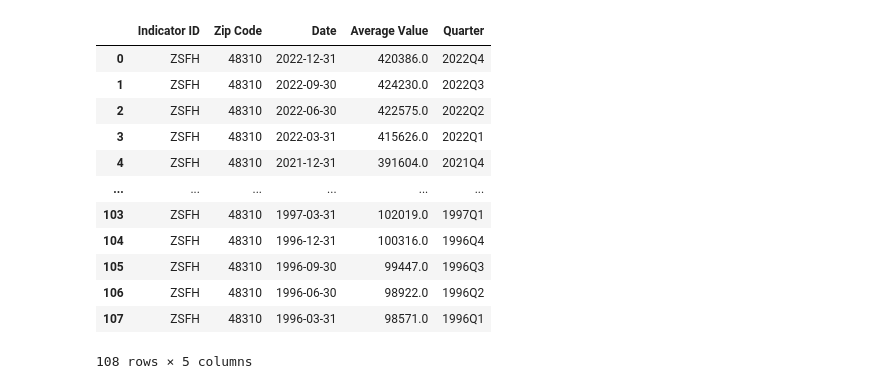
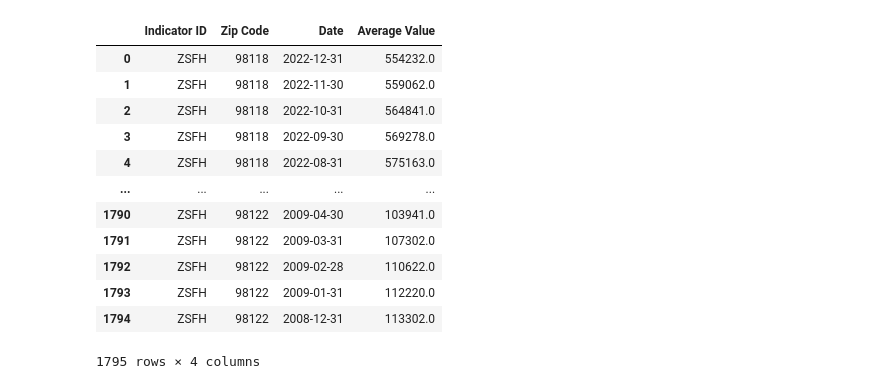
Before and after one commit to ScottMcLean98/Project1, a Jupyter notebook: API Consumer Price Index Zillow.ipynb, the cells around one changed output. Drawn from its saved outputs; the diff is of its cells as text; code cells hidden in the pictures.

```diff
--- a/API Consumer Price Index Zillow.ipynb
+++ b/API Consumer Price Index Zillow.ipynb
@@ -7,49 +8,40 @@ import pandas as pd
 import matplotlib.pyplot as plt
 import numpy as np
 # %%
+#assign variables
 api_key = "-o3YQPH9zXRxBs1zYaMp"
 indicator_id = "ZSFH"
-region_id = ["48310", "98034"]
-#region_id = "48310"
+region_id = ['98118','98115', '98119', '98105', '98109', '98103', '98125', '98144', '98117', '98122']
 
+#add empty list
 zillow_list = []
-zillow_url = []
 
+
+#iterate through selected regions then data and append to empty list
 for region in region_id:
     url = f"https://data.nasdaq.com/api/v3/datatables/ZILLOW/DATA?indicator_id={indicator_id}&region_id={region}&api_key={api_key}"
     zillow = requests.get(url).json()
-
-    #zillow_url.append(zillow)
-    #print(zillow_url)
 
     zillow_data = zillow['datatable']['data']
     iterations_zillow = range(0,len(zillow_data))
 
     for i in iterations_zillow:
-        clean_zillow = zillow_data[i]
-        zillow_list.append(clean_zillow)
+        zillow_list.append(zillow_data[i])
 
+#create dataframe
 zillow_df = pd.DataFrame(zillow_list, columns=['Indicator ID', 'Zip Code', 'Date', 'Average Value'])
-
-    #add quarters to dataframe
-zillow_df["Date"] = pd.to_datetime(zillow_df["Date"])
-zillow_df["Quarter"] = zillow_df["Date"].dt.to_period('Q')
-
-    #drop duplicate quarters to get end of quarter value and reset index
-zillow_drop_df = zillow_df.drop_duplicates(subset=['Quarter']).reset_index().drop(columns=["index",])
-
-zillow_drop_df
+zillow_df
 # %% [output]
-|  | Indicator ID | Zip Code | Date | Average Value | Quarter |
-| 0 | ZSFH | 48310 | 2022-12-31 | 420386.0 | 2022Q4 |
-| 1 | ZSFH | 48310 | 2022-09-30 | 424230.0 | 2022Q3 |
-| 2 | ZSFH | 48310 | 2022-06-30 | 422575.0 | 2022Q2 |
-| 3 | ZSFH | 48310 | 2022-03-31 | 415626.0 | 2022Q1 |
-| 4 | ZSFH | 48310 | 2021-12-31 | 391604.0 | 2021Q4 |
-| ... | ... | ... | ... | ... | ... |
-| 103 | ZSFH | 48310 | 1997-03-31 | 102019.0 | 1997Q1 |
-| 104 | ZSFH | 48310 | 1996-12-31 | 100316.0 | 1996Q4 |
-| 105 | ZSFH | 48310 | 1996-09-30 | 99447.0 | 1996Q3 |
-| 106 | ZSFH | 48310 | 1996-06-30 | 98922.0 | 1996Q2 |
-| 107 | ZSFH | 48310 | 1996-03-31 | 98571.0 | 1996Q1 |
+|  | Indicator ID | Zip Code | Date | Average Value |
+| 0 | ZSFH | 98118 | 2022-12-31 | 554232.0 |
+| 1 | ZSFH | 98118 | 2022-11-30 | 559062.0 |
+| 2 | ZSFH | 98118 | 2022-10-31 | 564841.0 |
+| 3 | ZSFH | 98118 | 2022-09-30 | 569278.0 |
+| 4 | ZSFH | 98118 | 2022-08-31 | 575163.0 |
+| ... | ... | ... | ... | ... |
+| 1790 | ZSFH | 98122 | 2009-04-30 | 103941.0 |
+| 1791 | ZSFH | 98122 | 2009-03-31 | 107302.0 |
+| 1792 | ZSFH | 98122 | 2009-02-28 | 110622.0 |
+| 1793 | ZSFH | 98122 | 2009-01-31 | 112220.0 |
+| 1794 | ZSFH | 98122 | 2008-12-31 | 113302.0 |
-108 rows × 5 columns
+1795 rows × 4 columns
```
Also changed, not shown: parts of 10 cells of this notebook, 2 other files.
